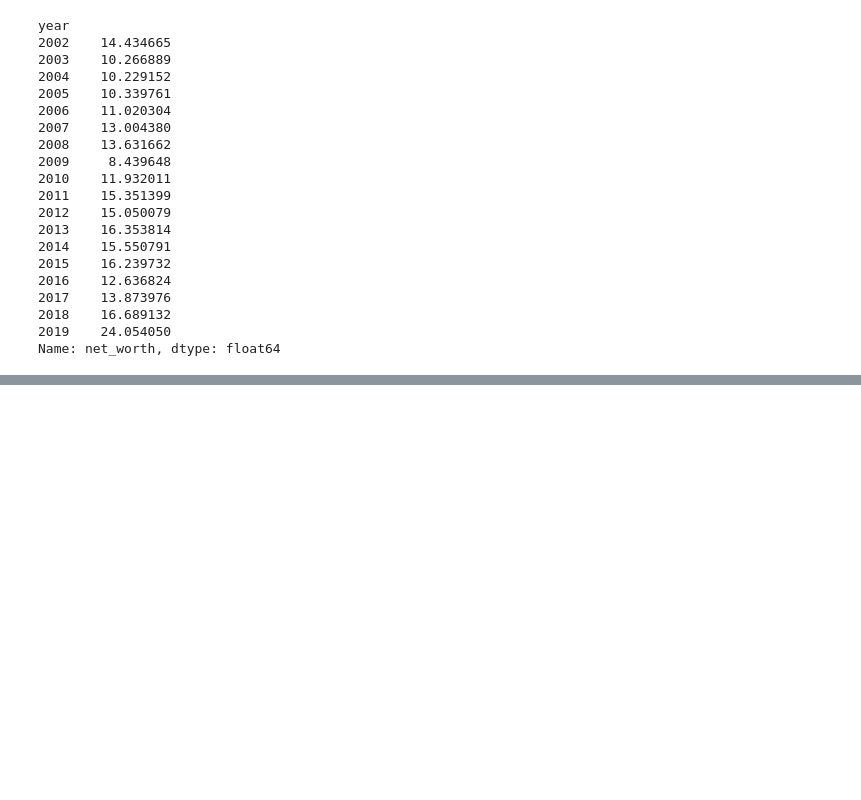
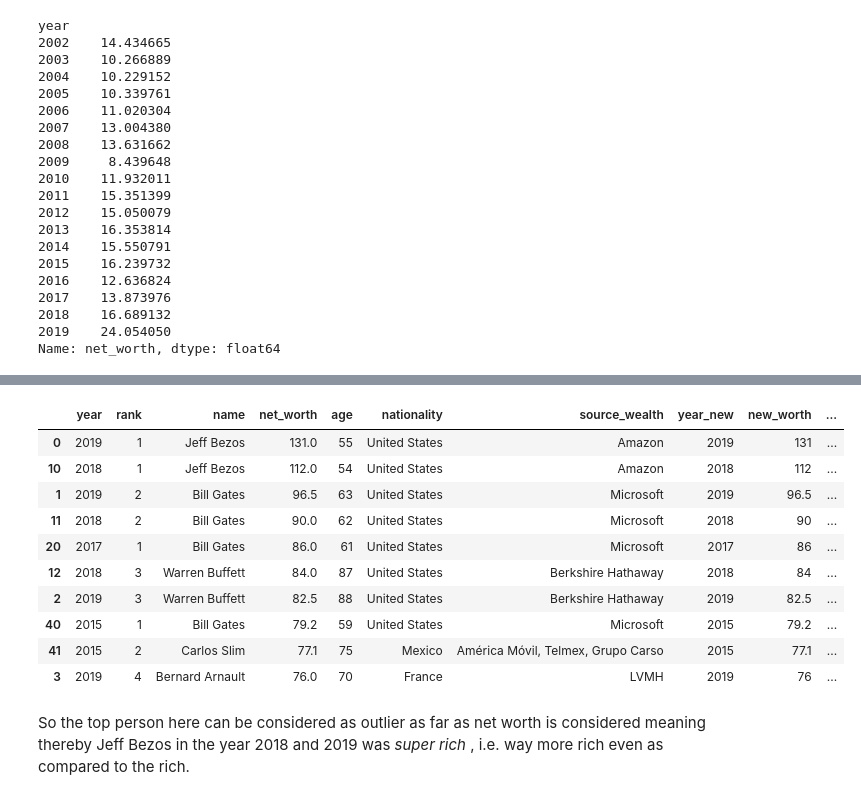
Before and after one commit to asthanas/DataScienceProjects, a Jupyter notebook: Worlds_Wealthiest.ipynb, the cells around one changed output, grey strips where cells are left out. Saved outputs shown, nothing was run; the diff lists cells and outputs as text; code cells hidden in the pictures; blank space fills up the shorter version.

```diff
--- a/Worlds_Wealthiest.ipynb
+++ b/Worlds_Wealthiest.ipynb
@@ -679,0 +743,17 @@ Name: net_worth, dtype: float64
+# %%
+data['net_worth_std']=((data['net_worth'] - data['net_worth'].mean())/data['net_worth'].std())
+data.sort_values(by='net_worth_std', ascending=False).head(10)
+# %% [output]
+|  | year | rank | name | net_worth | age | nationality | source_wealth | year_new | new_worth | ... |
+| 0 | 2019 | 1 | Jeff Bezos | 131.0 | 55 | United States | Amazon | 2019 | 131 | ... |
+| 10 | 2018 | 1 | Jeff Bezos | 112.0 | 54 | United States | Amazon | 2018 | 112 | ... |
+| 1 | 2019 | 2 | Bill Gates | 96.5 | 63 | United States | Microsoft | 2019 | 96.5 | ... |
+| 11 | 2018 | 2 | Bill Gates | 90.0 | 62 | United States | Microsoft | 2018 | 90 | ... |
+| 20 | 2017 | 1 | Bill Gates | 86.0 | 61 | United States | Microsoft | 2017 | 86 | ... |
+| 12 | 2018 | 3 | Warren Buffett | 84.0 | 87 | United States | Berkshire Hathaway | 2018 | 84 | ... |
+| 2 | 2019 | 3 | Warren Buffett | 82.5 | 88 | United States | Berkshire Hathaway | 2019 | 82.5 | ... |
+| 40 | 2015 | 1 | Bill Gates | 79.2 | 59 | United States | Microsoft | 2015 | 79.2 | ... |
+| 41 | 2015 | 2 | Carlos Slim | 77.1 | 75 | Mexico | América Móvil, Telmex, Grupo Carso | 2015 | 77.1 | ... |
+| 3 | 2019 | 4 | Bernard Arnault | 76.0 | 70 | France | LVMH | 2019 | 76 | ... |
+# %% [markdown]
+So the top person here can be considered as outlier as far as net worth is considered meaning thereby Jeff Bezos in the year 2018 and 2019 was <i> super rich </i>, i.e. way more rich even as compared to the rich.
```
Also changed, not shown: parts of 11 cells of this notebook.
